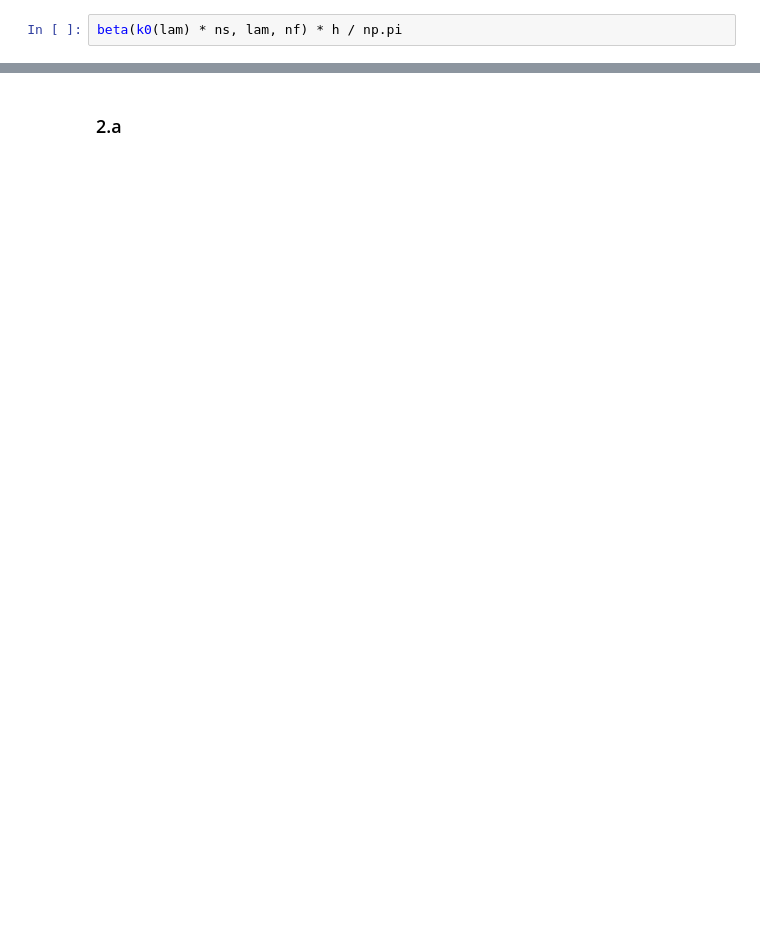
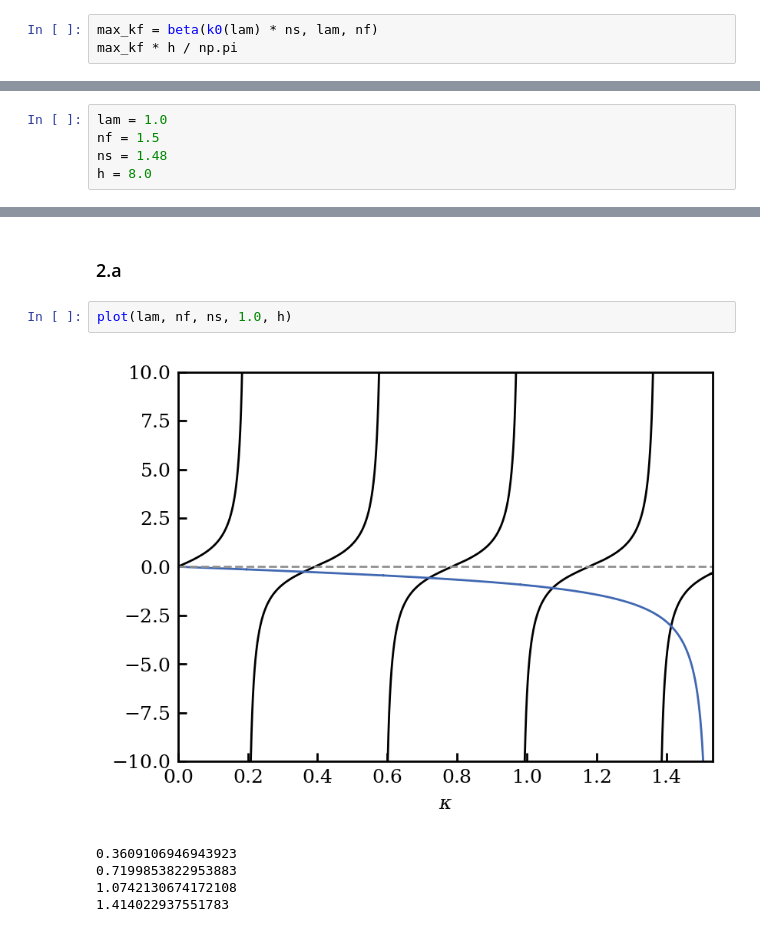
Before and after one commit to dachengx/fundamentals_of_photonics, a Jupyter notebook: hw4.ipynb, the cells around one changed output, grey strips where cells are left out. Drawn from its saved outputs; the diff is of its cells as text; blank space fills up the shorter version.

```diff
--- a/hw4.ipynb
+++ b/hw4.ipynb
@@ -30,7 +34,8 @@ k0(lam) * ns, k0(lam) * nf
 # %% [markdown]
 ### 1.c
 # %%
-beta(k0(lam) * ns, lam, nf) * h / np.pi
+max_kf = beta(k0(lam) * ns, lam, nf)
+max_kf * h / np.pi
 # %% [output]
 0.7342289092170657
 # %% [markdown]
@@ -52,2 +89,7 @@ plt.show()
 # %% [markdown]
 ## 2
+# %%
+lam = 1.0
+nf = 1.5
+ns = 1.48
+h = 8.0
@@ -54,2 +101,10 @@ plt.show()
 # %% [markdown]
 ### 2.a
+# %%
+plot(lam, nf, ns, 1.0, h)
+# %% [output]
+[figure, added]
+0.3609106946943923
+0.7199853822953883
+1.0742130674172108
+1.414022937551783
```
Also changed, not shown: parts of 15 cells of this notebook, 1 other file.
